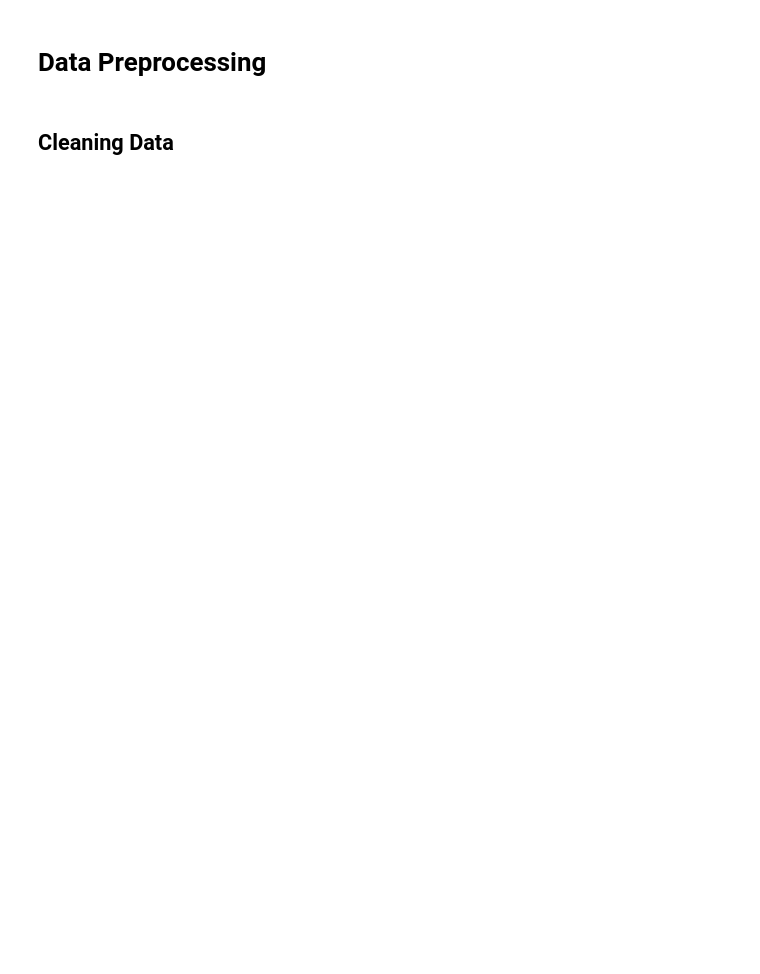
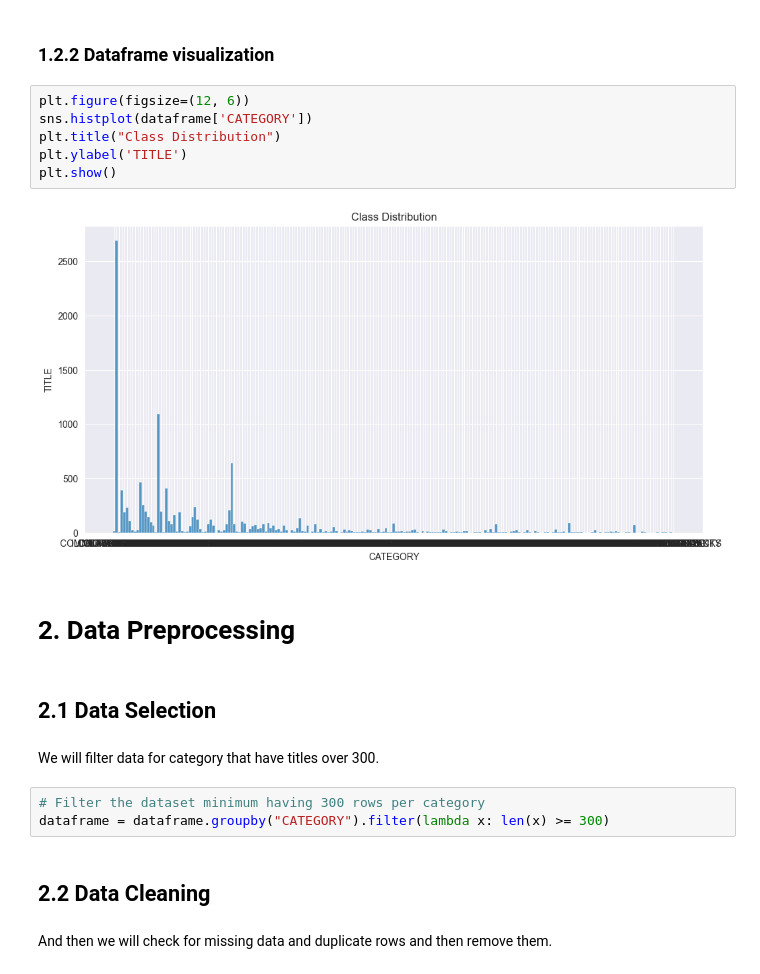
Before and after one commit to MunyRoth/Assignment_IDM, a Jupyter notebook: data-preprocessing-and-training.ipynb, the cells around one changed output. Cells and saved outputs as stored; diff of their text form; blank space fills up the shorter version.

```diff
--- a/data-preprocessing-and-training.ipynb
+++ b/data-preprocessing-and-training.ipynb
@@ -9,7 +52,26 @@ dataframe = pd.read_csv(src_file, encoding="utf8", quotechar="\"", engine='pytho
+# %% [markdown]
+### 1.2.2 Dataframe visualization
+# %%
+plt.figure(figsize=(12, 6))
+sns.histplot(dataframe['CATEGORY'])
+plt.title("Class Distribution")
+plt.ylabel('TITLE')
+plt.show()
+# %% [output]
+[figure, added]
 # %% [markdown]
-# Data Preprocessing
+# 2. Data Preprocessing
+# %% [markdown]
+## 2.1 Data Selection
+# %% [markdown]
+We will filter data for category that have titles over 300.
+# %%
+# Filter the dataset minimum having 300 rows per category
+dataframe = dataframe.groupby("CATEGORY").filter(lambda x: len(x) >= 300)
 # %% [markdown]
-## Cleaning Data
+## 2.2 Data Cleaning
+# %% [markdown]
+And then we will check for missing data and duplicate rows and then remove them.
 # %%
 # Checking for missing data
 if any(dataframe.isnull().any()):
```
Also changed, not shown: parts of 53 cells of this notebook, 1 other file.
